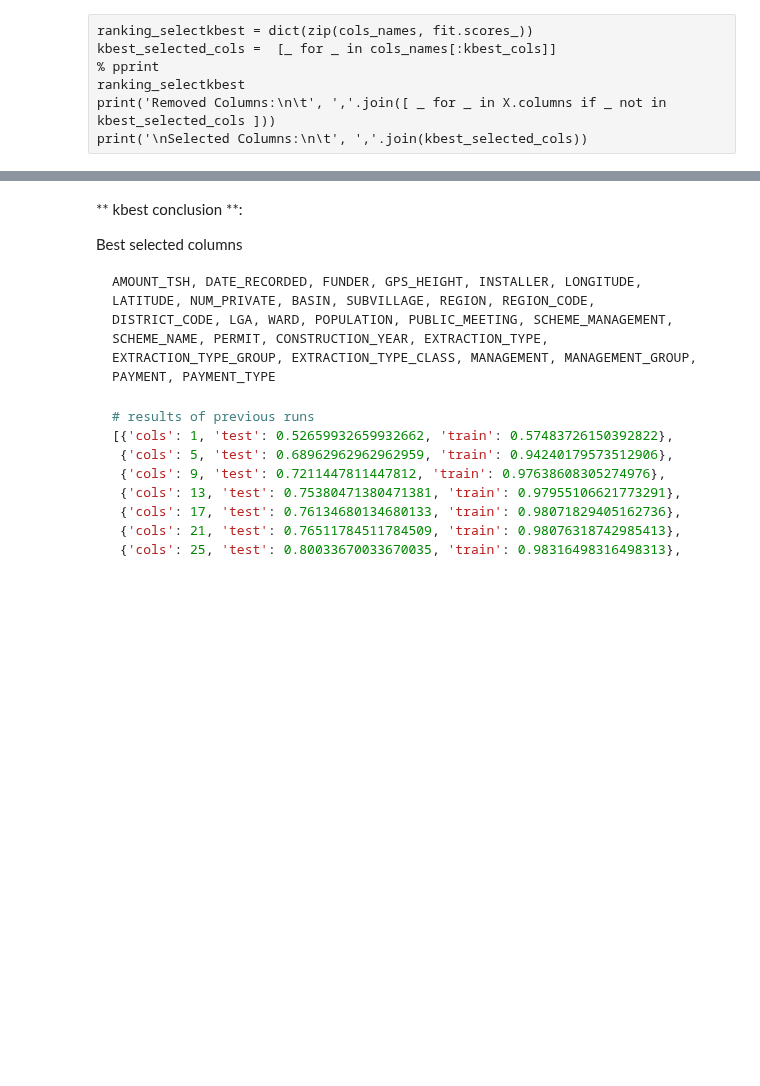
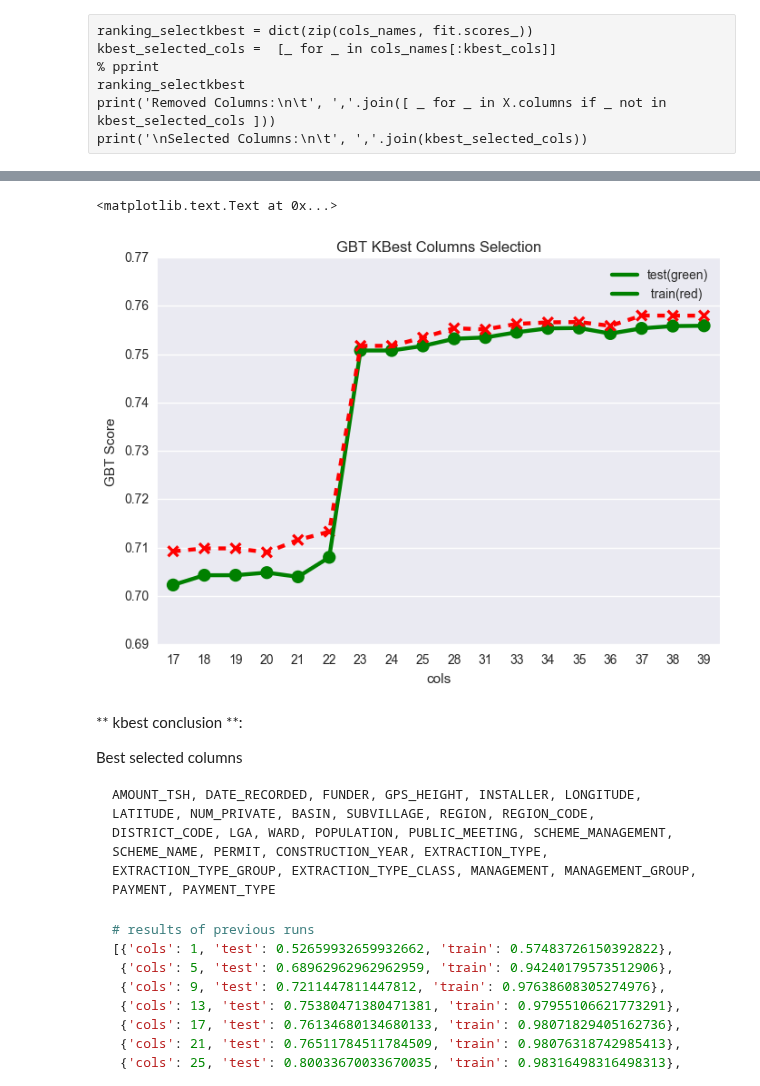
Before and after one commit to msampathkumar/datadriven, a Jupyter notebook: pumpit.ipynb, the cells around one changed output, grey strips where cells are left out. Saved outputs shown, nothing was run; the diff lists cells and outputs as text; code cells hidden in the pictures; blank space fills up the shorter version.

```diff
--- a/pumpit.ipynb
+++ b/pumpit.ipynb
@@ -1202,0 +1006,25 @@ bag
+# %%
+# sorted(bag, key=lambda x : x['cols'])
+bag  = [
+# {'cols': 1, 'test': 0.5511111111111111, 'train': 0.5545679012345679},
+#  {'cols': 9, 'test': 0.650976430976431, 'train': 0.658294051627385},
+ {'cols': 17, 'test': 0.7022895622895623, 'train': 0.7092480359147025},
+ {'cols': 25, 'test': 0.7517171717171717, 'train': 0.7534455667789001},
+ {'cols': 28, 'test': 0.7531986531986532, 'train': 0.75537598204264866},
+ {'cols': 31, 'test': 0.75346801346801351, 'train': 0.7551290684624018},
+ {'cols': 33, 'test': 0.7545454545454545, 'train': 0.7562738496071829},
+ {'cols': 34, 'test': 0.75535353535353533, 'train': 0.75658810325476988},
+ {'cols': 35, 'test': 0.75542087542087544, 'train': 0.75665544332210999},
+ {'cols': 36, 'test': 0.75427609427609432, 'train': 0.75586980920314251},
+ {'cols': 37, 'test': 0.75535353535353533, 'train': 0.75800224466891131},
+ {'cols': 38, 'test': 0.75582491582491584, 'train': 0.75797979797979798},
+ {'cols': 39, 'test': 0.75589225589225584, 'train': 0.75797979797979798},
+ {'cols': 18, 'test': 0.70430976430976433, 'train': 0.70985409652076314},
+ {'cols': 19, 'test': 0.70430976430976433, 'train': 0.70985409652076314},
+ {'cols': 20, 'test': 0.70484848484848484, 'train': 0.70904601571268233},
+ {'cols': 21, 'test': 0.70397306397306403, 'train': 0.71160493827160498},
+ {'cols': 22, 'test': 0.70801346801346798, 'train': 0.71331088664421993},
+ {'cols': 23, 'test': 0.75077441077441076, 'train': 0.75173961840628511},
+ {'cols': 24, 'test': 0.75077441077441076, 'train': 0.75173961840628511}]
+
+bag = pd.DataFrame(bag)
@@ -1203,3 +1033,12 @@ bag
+# %%
+sns.pointplot(x='cols', y='test', data=bag, color='green')
+sns.pointplot(x='cols', y='train', data=bag, color='red', markers="x", linestyles='--')
+plt.title('GBT KBest Columns Selection')
+plt.legend(['test(green)',' train(red)'], )
+plt.ylabel('GBT Score')
+# %% [output]
+<matplotlib.text.Text at 0x...>
+[figure, added]
 # %% [markdown]
 ** kbest conclusion **:
 
```
Also changed, not shown: parts of 138 cells of this notebook, 1 other file.
